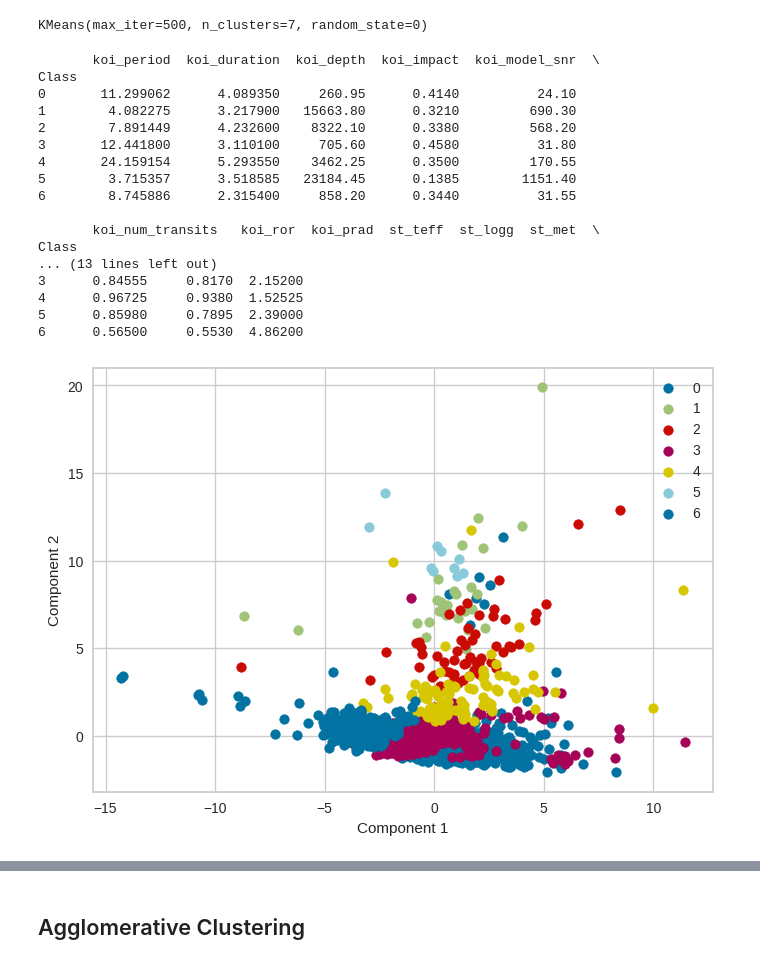
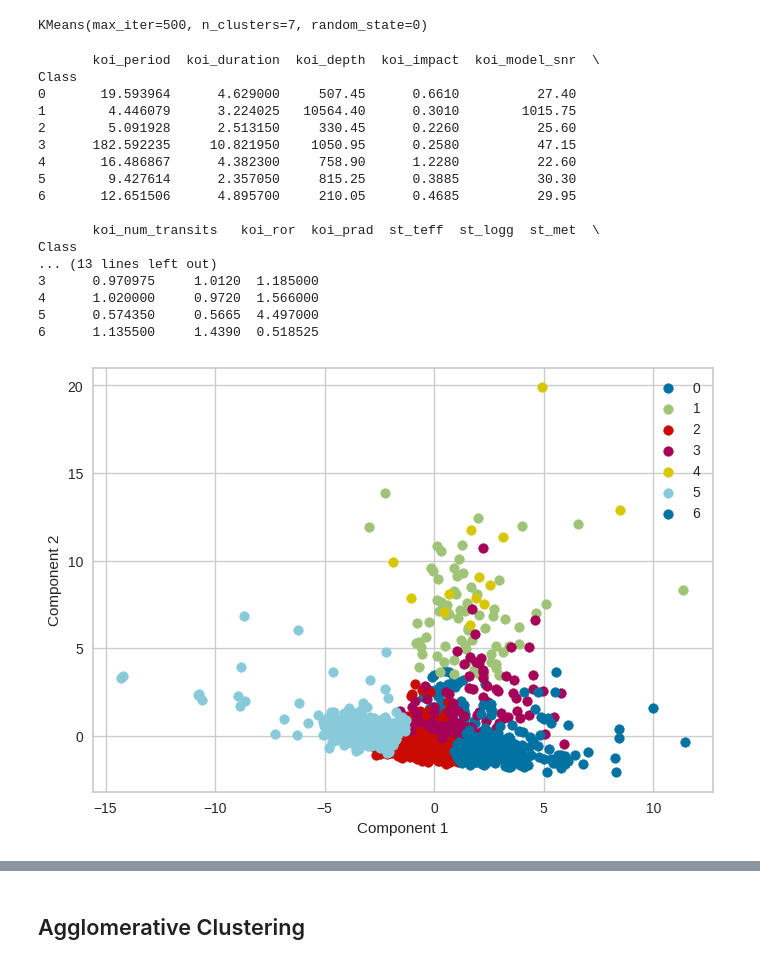
Before and after one commit to drachmacollector/Kepler-AI, a Jupyter notebook: Stellar_Analytics.ipynb, the cells around one changed output, grey strips where cells are left out. Saved outputs shown, nothing was run; the diff lists cells and outputs as text; code cells hidden in the pictures.

```diff
--- a/Stellar_Analytics.ipynb
+++ b/Stellar_Analytics.ipynb
@@ -649,27 +651,27 @@ elbowVisualiser(model)
 # %%
 K=7
-model = KMeans(K, max_iter=500, random_state=0)
-model.fit(X)
+kmeans_final_model = KMeans(K, max_iter=500, random_state=0)
+kmeans_final_model.fit(X_scaled)
 # %% [output]
 KMeans(max_iter=500, n_clusters=7, random_state=0)
 # %%
-t=viewKMeansScatter(model)
+t=viewKMeansScatter(kmeans_final_model)
 # %% [output]
        koi_period  koi_duration  koi_depth  koi_impact  koi_model_snr  \
 Class
-0       11.299062      4.089350     260.95      0.4140          24.10
-1        4.082275      3.217900   15663.80      0.3210         690.30
-2        7.891449      4.232600    8322.10      0.3380         568.20
-3       12.441800      3.110100     705.60      0.4580          31.80
-4       24.159154      5.293550    3462.25      0.3500         170.55
-5        3.715357      3.518585   23184.45      0.1385        1151.40
-6        8.745886      2.315400     858.20      0.3440          31.55
+0       19.593964      4.629000     507.45      0.6610          27.40
+1        4.446079      3.224025   10564.40      0.3010        1015.75
+2        5.091928      2.513150     330.45      0.2260          25.60
+3      182.592235     10.821950    1050.95      0.2580          47.15
+4       16.486867      4.382300     758.90      1.2280          22.60
+5        9.427614      2.357050     815.25      0.3885          30.30
+6       12.651506      4.895700     210.05      0.4685          29.95
 
        koi_num_transits   koi_ror  koi_prad  st_teff  st_logg  st_met  \
 Class
 ... (13 lines left out)
-3      0.84555     0.8170  2.15200
-4      0.96725     0.9380  1.52525
-5      0.85980     0.7895  2.39000
-6      0.56500     0.5530  4.86200
+3      0.970975     1.0120  1.185000
+4      1.020000     0.9720  1.566000
+5      0.574350     0.5665  4.497000
+6      1.135500     1.4390  0.518525
-[figure, old version]
+[figure, new version]
```
Also changed, not shown: parts of 11 cells of this notebook.
